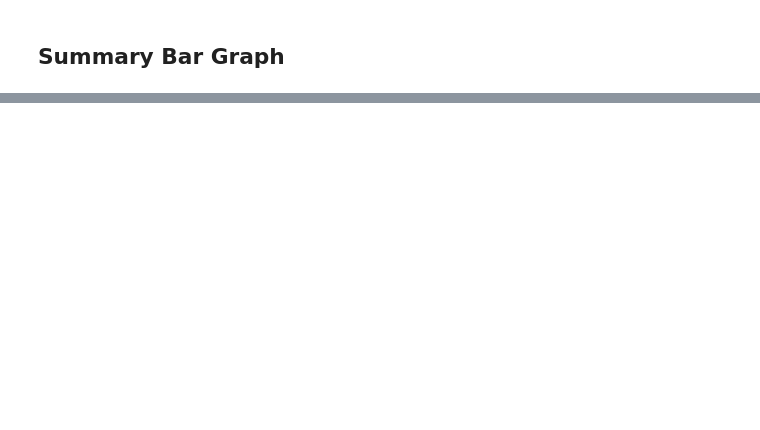
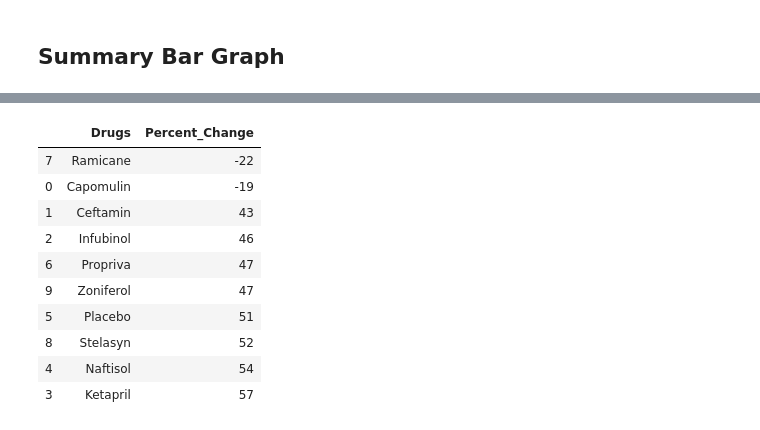
Before and after one commit to alyssamoyer/matplotlib-challenge, a Jupyter notebook: Pymaceuticals/main.ipynb, the cells around one changed output, grey strips where cells are left out. Cells and saved outputs as stored; diff of their text form; code cells hidden in the pictures; blank space fills up the shorter version.

```diff
--- a/Pymaceuticals/main.ipynb
+++ b/Pymaceuticals/main.ipynb
@@ -344,0 +304,34 @@ fig.show()
+# %%
+# Calculate the percent changes for each drug
+columns = list(tumormean_pivot.columns)
+percent_change = []
+index = 0
+
+#for each drug calculate the percent change by subtracting day 45 from day 0 tumor volume and divide by day 0
+for column in columns:
+    start_tumor = tumormean_pivot.loc[0,columns[index]]
+    end_tumor = tumormean_pivot.loc[45,columns[index]]
+    change = (end_tumor - start_tumor)/start_tumor
+    percent_change.append(int(round(change*100)) )
+    index = index + 1
+
+#create dataframe with the column names and percent change values
+data = {'Drugs': columns, 'Percent_Change': percent_change}
+change_df = pd.DataFrame(data=data)
+
+#sort the df by percent change
+change_df = change_df.sort_values(by='Percent_Change', ascending=True)
+
+change_df
+# %% [output]
+|  | Drugs | Percent_Change |
+| 7 | Ramicane | -22 |
+| 0 | Capomulin | -19 |
+| 1 | Ceftamin | 43 |
+| 2 | Infubinol | 46 |
+| 6 | Propriva | 47 |
+| 9 | Zoniferol | 47 |
+| 5 | Placebo | 51 |
+| 8 | Stelasyn | 52 |
+| 4 | Naftisol | 54 |
+| 3 | Ketapril | 57 |
```
Also changed, not shown: parts of 6 cells of this notebook, 3 other files.
